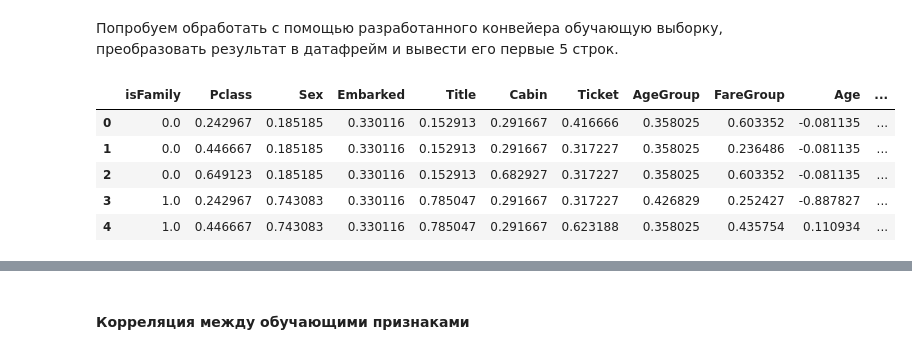
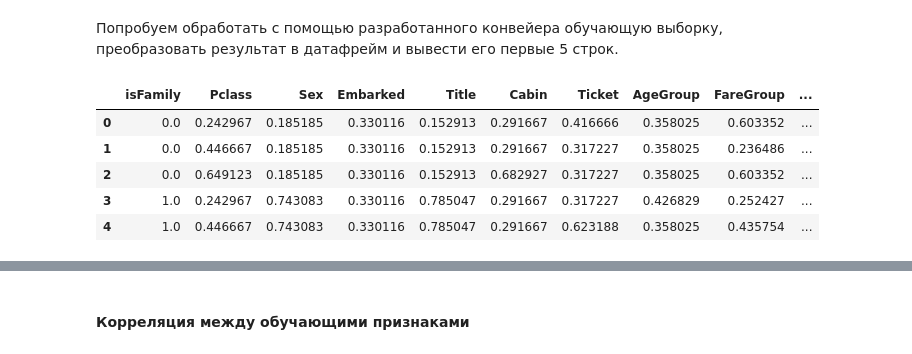
Before and after one commit to AlekseiBogachev/Titanic-Machine-Learning-from-Disaster, a Jupyter notebook: sources/Feature engineering.ipynb, the cells around one changed output, grey strips where cells are left out. Cells and saved outputs as stored; diff of their text form; code cells hidden in the pictures.

```diff
--- a/sources/Feature engineering.ipynb
+++ b/sources/Feature engineering.ipynb
@@ -179,0 +198,17 @@ TicketEncoder = FunctionTransformer(func=encode_ticket)
+# %%
+def combine_fare_age(X, y=None):
+    data = X.copy()
+    data.loc[:, 'FareAgeComb'] = data.Fare / data.Age
+
+    return data
+
+CombFareAge = FunctionTransformer(func=combine_fare_age)
+# %%
+# preprocessed_data['pclass_vs_fareGroup'] = preprocessed_data.Pclass / preprocessed_data.FareGroup
+def combine_fare_pclass(X, y=None):
+    data = X.copy()
+    data.loc[:, 'FarePclassComb'] = data.Fare / data.Pclass
+
+    return data
+
+CombFarePclass = FunctionTransformer(func=combine_fare_pclass)
@@ -188,6 +232,9 @@ data_prep_target_enc = Pipeline([
     ('family_adder', FamilyAdder),
     ('cabin_encoder', CabinEncoder),
     ('ticket_encoder', TicketEncoder),
+    ('title_sex_comb', CombTitleSex()),
+    ('FareAgeComb', CombFareAge),
+    ('FarePclassComb', CombFarePclass),
 
     ('col_selector', ColumnTransformer([
         ('drop', 'drop', ['PassengerId', 'Name']),
@@ -198,20 +245,20 @@ data_prep_target_enc = Pipeline([
                   ]),
          ['Pclass', 'Sex', 'Embarked', 'Title', 'Cabin', 'Ticket']
         ),
-        ('age_fare',
+        ('features_discr',
          Pipeline([
              ('imputer', SimpleImputer(strategy='median')),
              ('discretizer', KBinsDiscretizer(n_bins=4, encode='ordinal', strategy='quantile')),
-             ('encoder', TargetEncoder(cols=[0, 1])),
+             ('encoder', TargetEncoder(cols=[0, 1, 2])),
          ]),
-         ['Age', 'Fare']
+         ['Age', 'Fare', 'FareAgeComb', 'FarePclassComb']
         ),
         ('num_features',
          Pipeline([
              ('imputer', SimpleImputer(strategy='median')),
              ('scaler', StandardScaler()),
          ]),
-         ['Age', 'Fare', 'SibSp', 'Parch', 'Family']
+         ['Age', 'Fare', 'FareAgeComb', 'SibSp', 'Parch', 'Family', 'FarePclassComb']
         ),
     ], remainder='passthrough')
     ),
@@ -221,25 +268,26 @@ data_prep_target_enc = Pipeline([
 # %%
 cols = [
     'isFamily',
     'Pclass',
     'Sex',
     'Embarked',
     'Title',
     'Cabin',
     'Ticket',
     'AgeGroup',
-    'FareGroup', 'Age', 'Fare',
+    'FareGroup', 'FareAgeCombGroup', 'FarePclassCombGroup', 'Age', 'Fare', 'FareAgeComb',
     'SibSp',
     'Parch',
-    'Family'
+    'Family', 'FarePclassComb',
+    'TitleSexComb',
 ]
 
-preprocessed_data = pd.DataFrame(data_prep_target_enc.fit_transform(X_train, y_train), columns=cols)
+preprocessed_data = pd.DataFrame(data_prep_target_enc.fit_transform(X=X_train, y=y_train), columns=cols)
 preprocessed_data.head()
 # %% [output]
-|  | isFamily | Pclass | Sex | Embarked | Title | Cabin | Ticket | AgeGroup | FareGroup | Age | ... |
-| 0 | 0.0 | 0.242967 | 0.185185 | 0.330116 | 0.152913 | 0.291667 | 0.416666 | 0.358025 | 0.603352 | -0.081135 | ... |
-| 1 | 0.0 | 0.446667 | 0.185185 | 0.330116 | 0.152913 | 0.291667 | 0.317227 | 0.358025 | 0.236486 | -0.081135 | ... |
-| 2 | 0.0 | 0.649123 | 0.185185 | 0.330116 | 0.152913 | 0.682927 | 0.317227 | 0.358025 | 0.603352 | -0.081135 | ... |
-| 3 | 1.0 | 0.242967 | 0.743083 | 0.330116 | 0.785047 | 0.291667 | 0.317227 | 0.426829 | 0.252427 | -0.887827 | ... |
-| 4 | 1.0 | 0.446667 | 0.743083 | 0.330116 | 0.785047 | 0.291667 | 0.623188 | 0.358025 | 0.435754 | 0.110934 | ... |
+|  | isFamily | Pclass | Sex | Embarked | Title | Cabin | Ticket | AgeGroup | FareGroup | ... |
+| 0 | 0.0 | 0.242967 | 0.185185 | 0.330116 | 0.152913 | 0.291667 | 0.416666 | 0.358025 | 0.603352 | ... |
+| 1 | 0.0 | 0.446667 | 0.185185 | 0.330116 | 0.152913 | 0.291667 | 0.317227 | 0.358025 | 0.236486 | ... |
+| 2 | 0.0 | 0.649123 | 0.185185 | 0.330116 | 0.152913 | 0.682927 | 0.317227 | 0.358025 | 0.603352 | ... |
+| 3 | 1.0 | 0.242967 | 0.743083 | 0.330116 | 0.785047 | 0.291667 | 0.317227 | 0.426829 | 0.252427 | ... |
+| 4 | 1.0 | 0.446667 | 0.743083 | 0.330116 | 0.785047 | 0.291667 | 0.623188 | 0.358025 | 0.435754 | ... |
```
Also changed, not shown: parts of 9 cells of this notebook.
